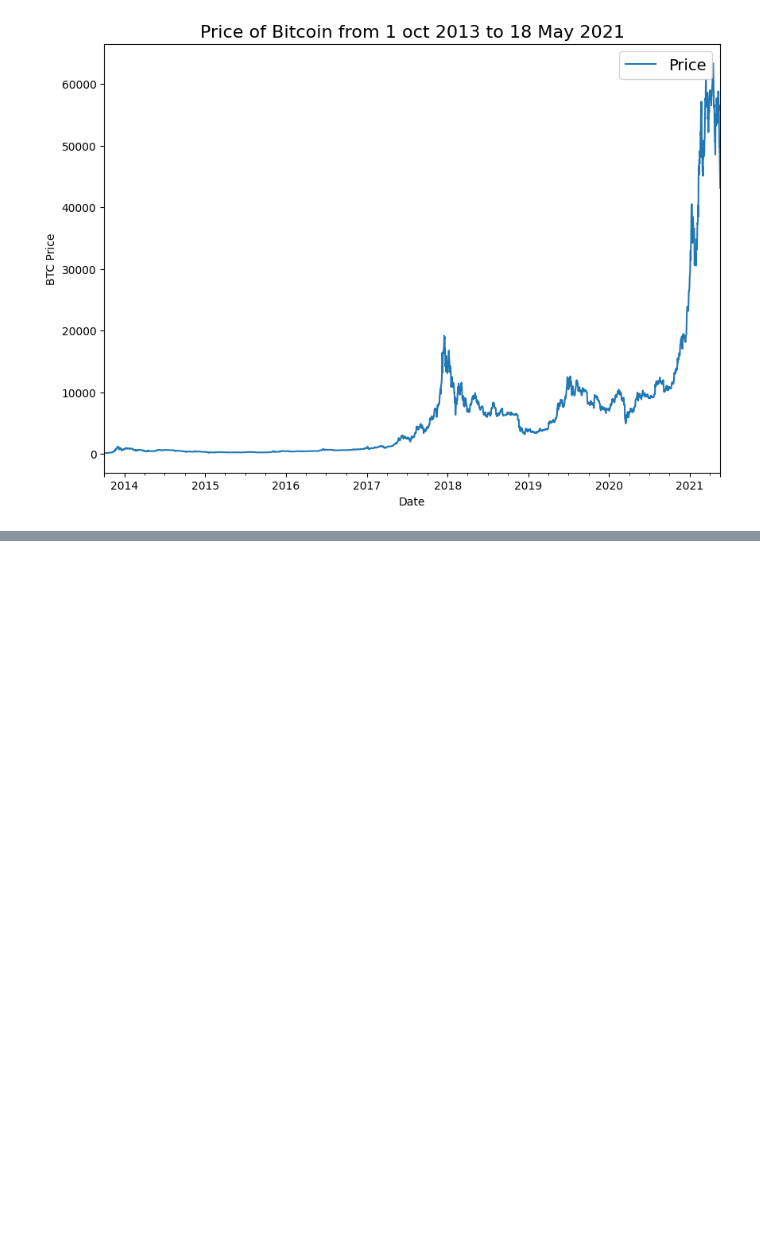
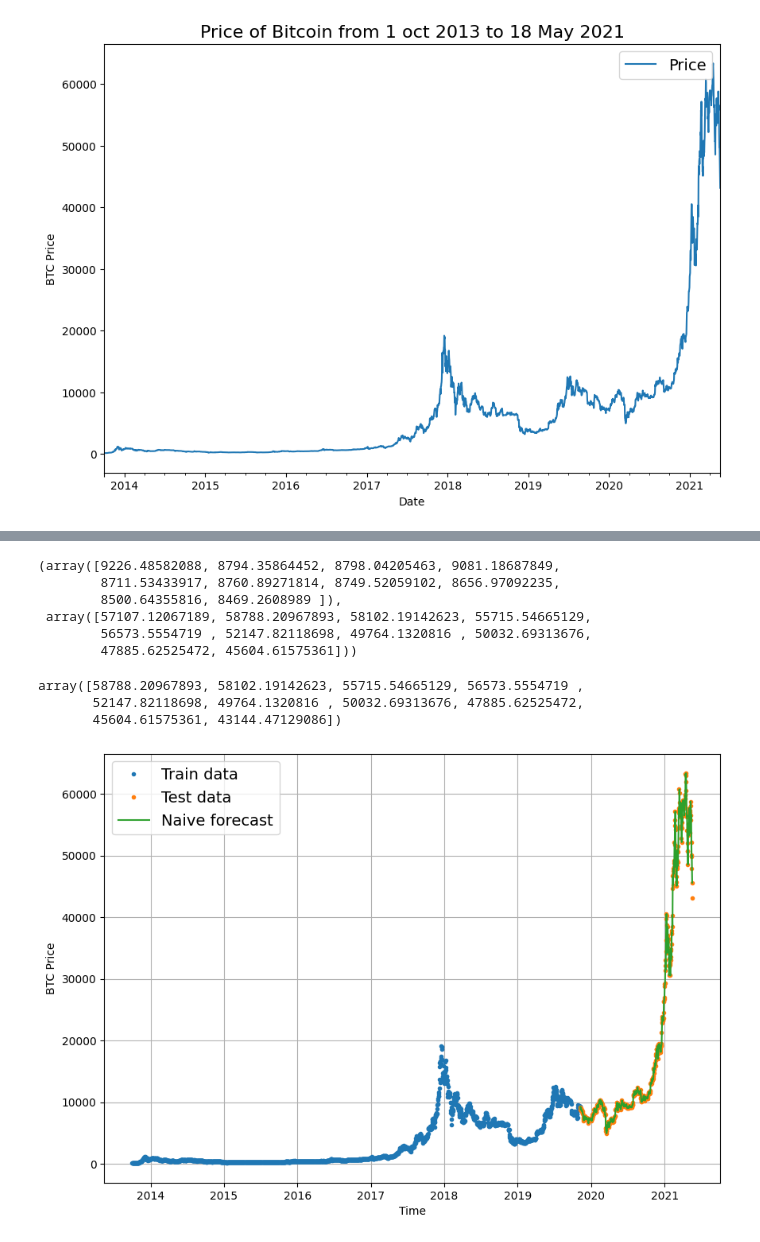
Before and after one commit to ShivajiMallela/Deep-learning-with-Tensorflow, a Jupyter notebook: 10_time_series_forecasting_in_tensorflow.ipynb, the cells around one changed output, grey strips where cells are left out. Cells and saved outputs as stored; diff of their text form; code cells hidden in the pictures; blank space fills up the shorter version.

```diff
--- a/10_time_series_forecasting_in_tensorflow.ipynb
+++ b/10_time_series_forecasting_in_tensorflow.ipynb
@@ -156,0 +340,25 @@ plt.legend(fontsize=14);
+# %%
+# creata a naive forecast
+naive_forecast = y_test[:-1] # Naive forecast equals value excluding the last value
+naive_forecast[:10], naive_forecast[-10:]
+# %% [output]
+(array([9226.48582088, 8794.35864452, 8798.04205463, 9081.18687849,
+        8711.53433917, 8760.89271814, 8749.52059102, 8656.97092235,
+        8500.64355816, 8469.2608989 ]),
+ array([57107.12067189, 58788.20967893, 58102.19142623, 55715.54665129,
+        56573.5554719 , 52147.82118698, 49764.1320816 , 50032.69313676,
+        47885.62525472, 45604.61575361]))
+# %%
+y_test[-10:]
+# %% [output]
+array([58788.20967893, 58102.19142623, 55715.54665129, 56573.5554719 ,
+       52147.82118698, 49764.1320816 , 50032.69313676, 47885.62525472,
+       45604.61575361, 43144.47129086])
+# %%
+# Plot naive forecast
+plt.figure(figsize=(10, 7))
+plot_time_series(X_train, y_train, label="Train data")
+plot_time_series(X_test, y_test, label='Test data')
+plot_time_series(X_test[1:], naive_forecast, format='-', label='Naive forecast')
+# %% [output]
+[figure, added]
```
Also changed, not shown: parts of 48 cells of this notebook.
